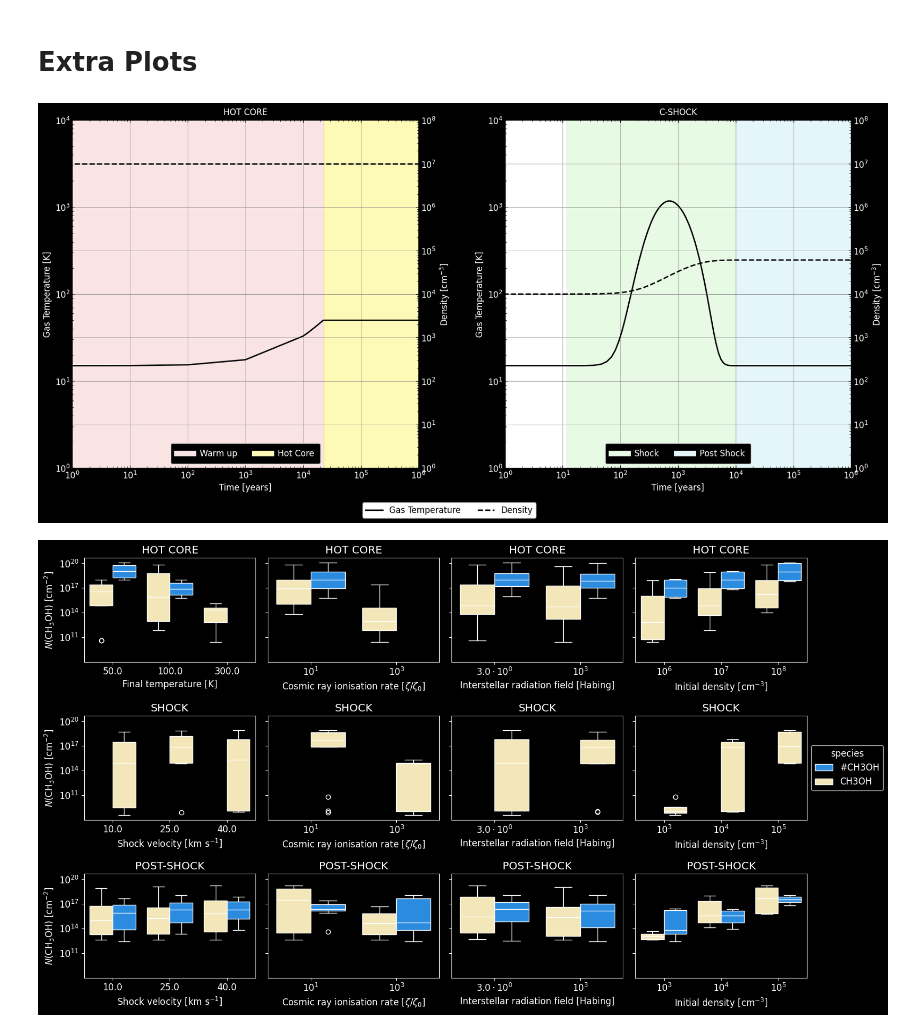
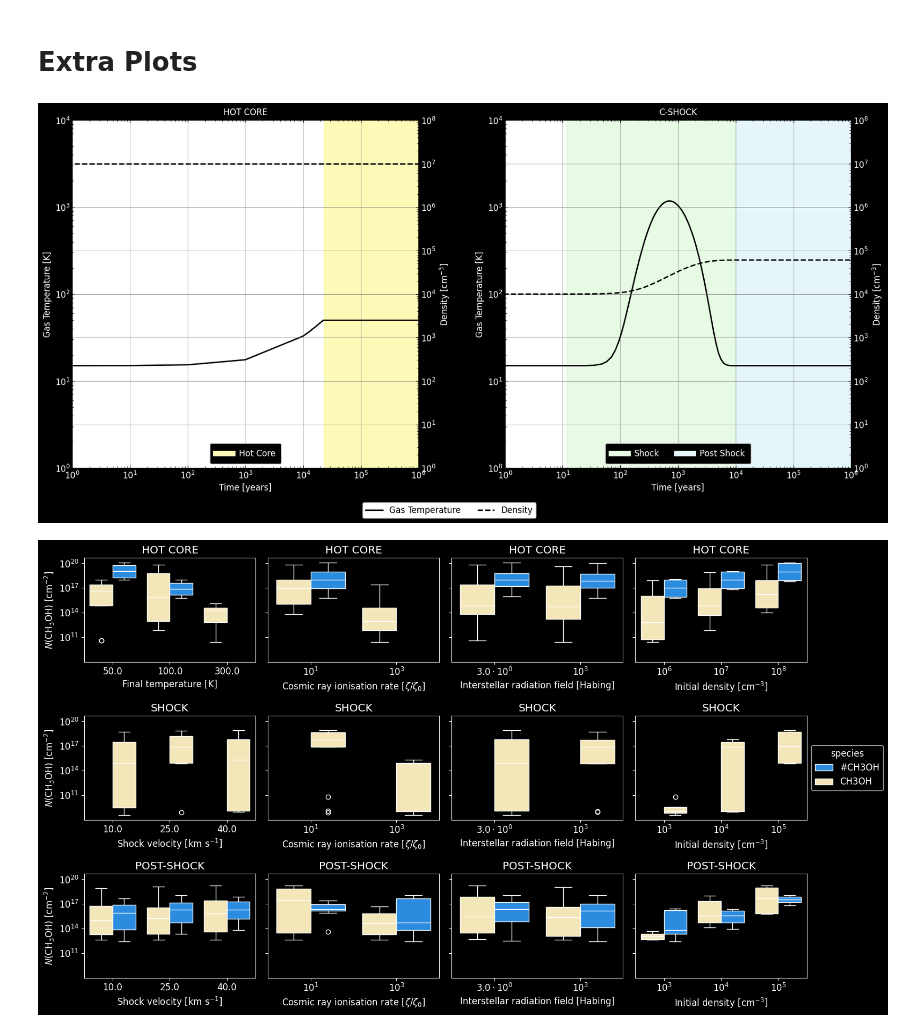
Before and after one commit to georgina-sampson/LEAPS-2024, a Jupyter notebook: CH3OH/plots.ipynb, the cells around one changed output. Saved outputs shown, nothing was run; the diff lists cells and outputs as text; code cells hidden in the pictures.

Commit message:
fixed plots

```diff
--- a/CH3OH/plots.ipynb
+++ b/CH3OH/plots.ipynb
@@ -284,7 +284,7 @@ for enfasis in [constants.COSMICRAY, constants.INTERSTELLARRAD]:
     for i, dic in enumerate(dfDicBox):
         tipo, df = [(k, dic[k])for k in dic][0]
         if tipo==constants.SHOCK: moment = [dic[k] for k in dic][1]
-        title = tipo.upper() if tipo==constants.HOTCORE else 'C-SHOCK' if moment==constants.TMAX else 'POST-SHOCK'
+        title = tipo.upper() if tipo==constants.HOTCORE else 'SHOCK' if moment==constants.TMAX else 'POST-SHOCK'
 
         ax=axs[i]
         sns.boxplot(data=df, x=enfasis,
@@ -308,7 +308,7 @@ for dic in dfDicBox:
     tipo, df = [(k, dic[k] )for k in dic][0]
     if tipo==constants.SHOCK: moment = [dic[k] for k in dic][1]
     varparam=constants.FTEMP if tipo==constants.HOTCORE else constants.SHOCKVEL
-    title = tipo.upper() if tipo==constants.HOTCORE else 'C-SHOCK' if moment==constants.TMAX else 'POST-SHOCK'
+    title = tipo.upper() if tipo==constants.HOTCORE else 'SHOCK' if moment==constants.TMAX else 'POST-SHOCK'
 
     fig, axs = plt.subplots(1,2, figsize=(6,6), layout='tight', sharey=True)
 
@@ -357,13 +357,11 @@ for tipo, df in dfDic.items():
                         ax=ax, zorder=5, legend=None)
 
         if tipo==constants.HOTCORE:
-             colors={'Warm up': '#f9e3e3','Hot Core': '#fdfab7'}
-             props=['Warm up','Hot Core']
-             t1=1e0
+             colors={'Hot Core': '#fdfab7'}
+             props=['Hot Core']
              t2=tmax
              t3=1e6
 
-             ax1.axvspan(t1, t2, alpha=0.25, color='#F4C2C2')
              ax1.axvspan(t2, t3, alpha=0.25, color='#FCF75E')
         else:
              colors={'Shock':'#e7fae4','Post Shock':'#e4f6fa'}
@@ -375,34 +373,34 @@ for tipo, df in dfDic.items():
              ax1.axvspan(t1, t2, alpha=0.25, color='#CAF5C4')
              ax1.axvspan(t2, t3, alpha=0.25, color='#C4EDF5')
 
         ax.grid(color='grey', alpha=0.5, zorder=2)
         ax.set_xscale('log')
         ax.set_yscale('log')
         ax.set_xbound(1e0,1e6)
         ax.tick_params(axis='both', which='both',direction='in', top=True, color='#000000')
         ax.set_xlabel(r'Time [years]')
         ax.set_ylabel("Gas Temperature [K]" if var=='gasTemp' else 'Density [cm$^{-3}$]')
 
      ax1.set_ybound(1e0,1e4)
      ax2.set_ybound(1e0,1e8)
      ax1.text(0.5, 1.01, tipo.upper() if tipo==constants.HOTCORE else tipo.upper().replace(' ', '-'),
              horizontalalignment='center',
              verticalalignment='bottom',
              transform=ax.transAxes)
 
      lines = [Line2D([0], [0], color=colors[prop], linewidth=8, label=prop) for prop in props]
      ax2.legend(lines, props, loc='lower center', ncols=2, borderpad=0.7,
                 facecolor='#000000', labelcolor='#FFFFFF', framealpha=1)
 
 lines = [Line2D([0], [0], color='#000000', linewidth=2, linestyle=sty) for sty in ['solid','dashed']]
 props=['Gas Temperature', 'Density']
 fig.legend(lines, props, loc='lower center', bbox_to_anchor=(0.5, -0.01), ncols=8, facecolor='#ffffff',labelcolor='#000000',framealpha=1)
 
 fig.savefig(f"TimeEvolution_PhysicalParams.png", dpi=300, bbox_inches='tight')
 # plt.close()
 sns.set_style(rc=styleDictB)
 # %% [output]
-[figure, old version]
+[figure, new version]
 # %%
 def abunDf(df, cols=['runName', 'shockVel', 'Density', 'Time', 'cosmicRay','av', 'gasTemp', 'iDens', 'radfield','interstellarRad', 'zeta', 'moment']):
     testdf= pd.concat([df[cols+['N_CH3OH']], df[cols+['N_#CH3OH']]], ignore_index=True)
```
Also changed, not shown: parts of 2 cells of this notebook, 5 other files.
